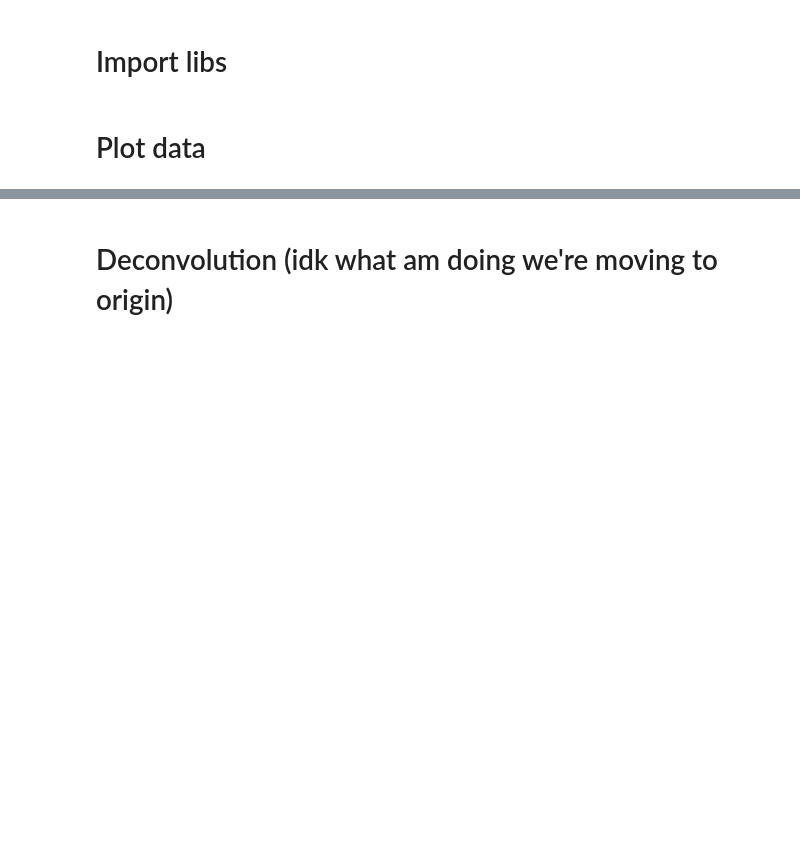
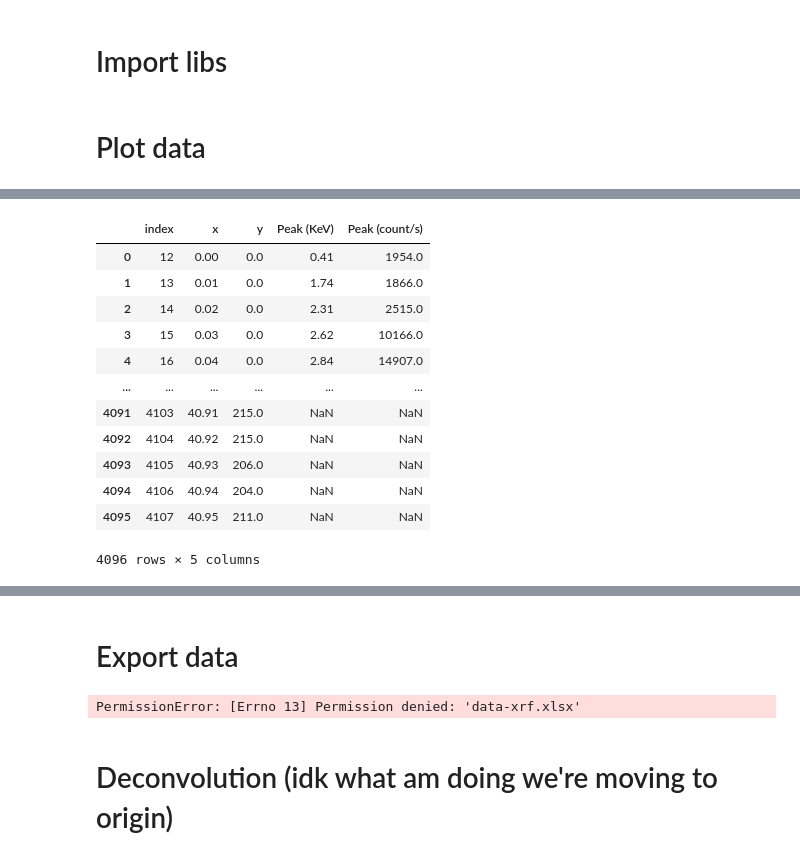
Before and after one commit to ARoyyanF/ekfis-3, a Jupyter notebook: modul-1/modul-1.ipynb, the cells around one changed output, grey strips where cells are left out. Saved outputs shown, nothing was run; the diff lists cells and outputs as text; code cells hidden in the pictures; blank space fills up the shorter version.

```diff
--- a/modul-1/modul-1.ipynb
+++ b/modul-1/modul-1.ipynb
@@ -17,7 +17,7 @@ def extract_data(test_subjects):
         df_data = df.iloc[12:]
         df_data.columns = ["x", "y"]
         df_data = df_data.astype(float)
-        df_datas[test_subject] = df_data
+        df_datas[test_subject] = df_data.reset_index()
     return df_datas
 # %%
 def plot_data(df_data, title, width=800, height=400, prominence=400):
@@ -40,7 +40,6 @@ def plot_data(df_data, title, width=800, height=400, prominence=400):
     x_values = df_data['x'].values
 
     peaks, _ = find_peaks(y_values, prominence=prominence)
-
     peak_df = pd.DataFrame({'x': x_values[peaks], 'y': y_values[peaks]})
 
     base_chart = alt.Chart(df_data).mark_line().encode(
@@ -61,13 +60,30 @@ def plot_data(df_data, title, width=800, height=400, prominence=400):
     final_chart = base_chart + peaks_chart
 
     final_chart.show()
+    return peak_df
 # %% [markdown]
 # Plot data
 # %%
 test_subjects = ["bodrex","Entrostop","Koin 1000","mylanta"]
 df_datas = extract_data(test_subjects)
 # %%
-plot_data(df_datas["bodrex"], "Hasil XRF Bodrex", width=1000, height=600, prominence=400)
+df_datas["bodrex"][["Peak (KeV)","Peak (count/s)"]] = plot_data(df_datas["bodrex"], "Hasil XRF Bodrex", width=1000, height=600, prominence=400)
 # %% [output]
 [interactive output not drawn]
+# %%
+df_datas["bodrex"]
+# %% [output]
+|  | index | x | y | Peak (KeV) | Peak (count/s) |
+| 0 | 12 | 0.00 | 0.0 | 0.41 | 1954.0 |
+| 1 | 13 | 0.01 | 0.0 | 1.74 | 1866.0 |
+| 2 | 14 | 0.02 | 0.0 | 2.31 | 2515.0 |
+| 3 | 15 | 0.03 | 0.0 | 2.62 | 10166.0 |
+| 4 | 16 | 0.04 | 0.0 | 2.84 | 14907.0 |
+| ... | ... | ... | ... | ... | ... |
+| 4091 | 4103 | 40.91 | 215.0 | NaN | NaN |
+| 4092 | 4104 | 40.92 | 215.0 | NaN | NaN |
+| 4093 | 4105 | 40.93 | 206.0 | NaN | NaN |
+| 4094 | 4106 | 40.94 | 204.0 | NaN | NaN |
+| 4095 | 4107 | 40.95 | 211.0 | NaN | NaN |
+4096 rows × 5 columns
 # %%
@@ -83,5 +99,15 @@ plot_data(df_datas["mylanta"], "Hasil XRF Mylanta", width=1000, height=600, prom
 # %% [output]
 [interactive output not drawn]
+# %% [markdown]
+# Export data
+# %%
+# df_datas.to_excel('df_datas.xlsx', index=False)
+with pd.ExcelWriter("data-xrf.xlsx") as writer:
+    for sheet_name, df in df_datas.items():
+        df.to_excel(writer, sheet_name=sheet_name, index=False)  # index=False avoids writing the index column
+print(f"DataFrames exported successfully to '{"data-xrf.xlsx"}'")
+# %% [output]
+PermissionError: [Errno 13] Permission denied: 'data-xrf.xlsx'
 # %% [markdown]
 # Deconvolution (idk what am doing we're moving to origin)
 # %%
```
Also changed, not shown: parts of 5 cells of this notebook, 17 other files.
